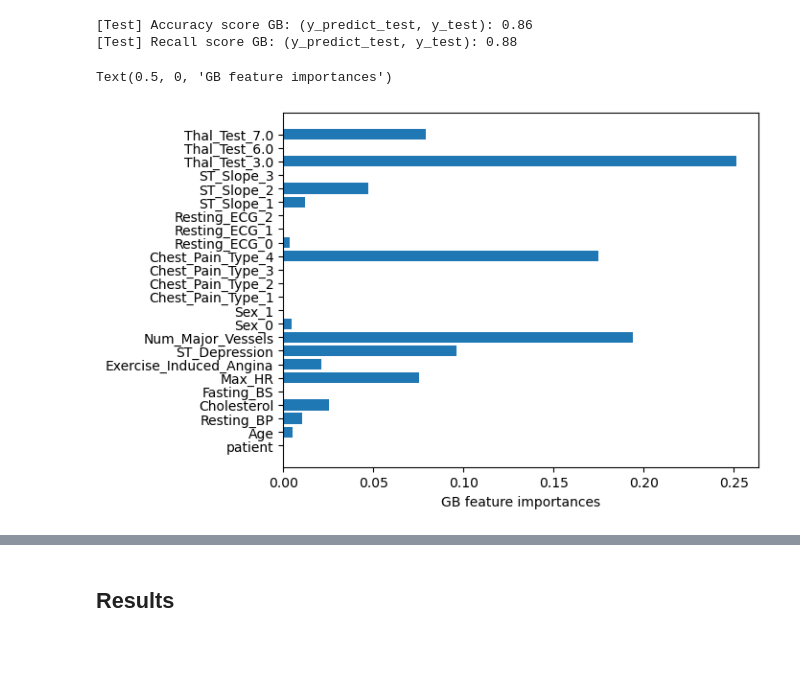
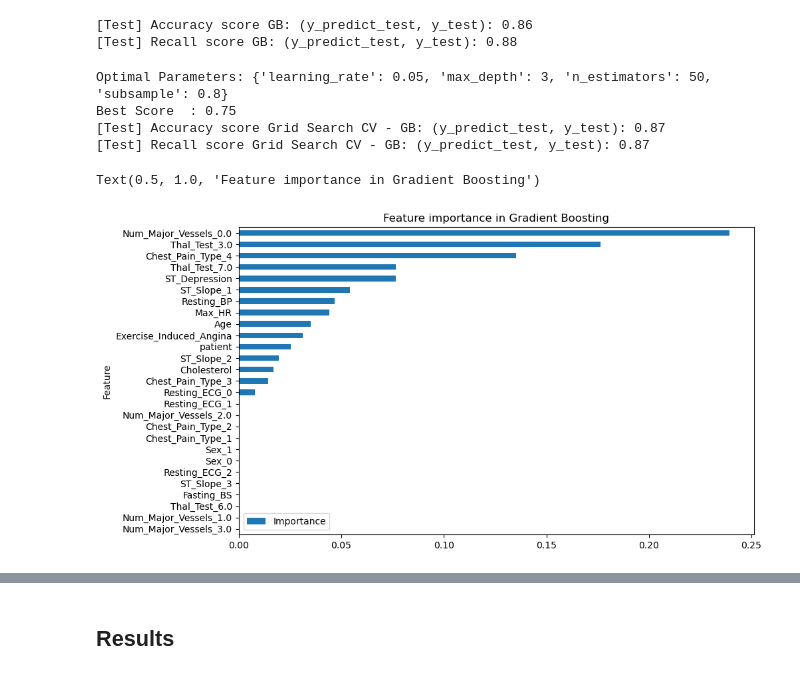
Before and after one commit to QMeier/heart-disease-capstone, a Jupyter notebook: 5_modeling.ipynb, the cells around one changed output, grey strips where cells are left out. Cells and saved outputs as stored; diff of their text form; code cells hidden in the pictures; blank space fills up the shorter version.

```diff
--- a/5_modeling.ipynb
+++ b/5_modeling.ipynb
@@ -163,7 +164,7 @@ plt.show()
    - *Advantages*: SVMs are powerful in capturing complex relationships in data by using a kernel trick to operate in a transformed feature space.
    - *Limitations*: They require careful tuning of parameters, such as the choice of kernel and regularization term. They also tend to be less efficient on very large datasets.
 # %%
-classifier_SV = SVC(kernel = 'linear', C = 0.01, random_state = 123, probability = True)
+classifier_SV = SVC(kernel = 'linear', C = 0.1, random_state = 123, probability = True)
 # %%
 classifier_SV.fit(X_train, y_train.values.ravel())
 # %% [output]
@@ -257,7 +258,7 @@ plt.show()
    - *Advantages*: They are easy to interpret and can handle both numerical and categorical data without the need for scaling.
    - *Limitations*: They are prone to overfitting, especially with many features. However, this can be mitigated by setting constraints on tree size or using ensemble methods.
 # %%
-classifier_DT = DecisionTreeClassifier(max_depth = 3,)
+classifier_DT = DecisionTreeClassifier(criterion = 'gini', max_depth = 3, max_features = 17, min_samples_leaf = 2, min_samples_split = 3, random_state = 123)
 # %%
 classifier_DT.fit(X_train, y_train.values.ravel())
 # %% [output]
@@ -330,8 +358,7 @@ plt.show()
    - *Advantages*: Random forests generally provide much higher accuracy than a single decision tree and are good at handling outliers and nonlinear data.
    - *Limitations*: They are less interpretable than single decision trees due to their complexity.
 # %%
-classifier_RF = RandomForestClassifier(random_state=1234, n_jobs=-1, max_depth=3,
-                                       n_estimators=100, oob_score=True)
+classifier_RF = RandomForestClassifier(random_state=123, max_depth=3, min_samples_split=3, n_estimators=2500)
 # %%
 classifier_RF.fit(X_train, y_train.values.ravel())
 # %% [output]
@@ -406,7 +460,7 @@ plt.show()
        - *Advantages*: They often provide predictive accuracy that cannot be beaten. They are flexible and can optimize on different loss functions and provides several hyperparameter tuning options that can make a substantial difference in model performance.
        - *Limitations*: GBMs are computationally expensive and can overfit if not tuned properly. They are also not as interpretable as simpler models like decision trees or logistic regression.
 # %%
-classifier_GB = GradientBoostingClassifier(n_estimators = 50, max_depth = 1, subsample=0.90, max_features=0.25, random_state = 123,'learning_rate': 0.01, 'max_depth': 3, 'n_estimators': 100, 'subsample': 0.5)
+classifier_GB = GradientBoostingClassifier(n_estimators = 20, max_depth = 2, min_samples_split = 3, subsample = 0.80, max_features = 17, random_state = 123, learning_rate = 0.1)
 # %%
 classifier_GB.fit(X_train, y_train.values.ravel())
 # %% [output]
@@ -431,13 +485,42 @@ print("[Test] Recall score GB: (y_predict_test, y_test):",
 # %% [output]
 [Test] Accuracy score GB: (y_predict_test, y_test): 0.86
 [Test] Recall score GB: (y_predict_test, y_test): 0.88
+# %%
+param_grid = {
+    'n_estimators':[10, 50, 100],
+    'learning_rate':[0.05, 0.1, 0.2],
+    'subsample':[0.7, 0.8, 0.9],
+    'max_depth':[3, 5, 8]
+}
+cv = RepeatedStratifiedKFold(n_splits=10, n_repeats=3, random_state=1)
+gscv = GridSearchCV(classifier_GB, param_grid=param_grid, n_jobs=-1, cv=cv, scoring='recall',error_score=0).fit(X_train,y_train)
+
+print("Optimal Parameters:", gscv.best_params_)
+print("Best Score  :", gscv.best_score_)
+
+# get predicted values
+y_predict_GSCV_GB = gscv.predict(X_test)
+
+print("[Test] Accuracy score Grid Search CV - GB: (y_predict_test, y_test):",
+      f'{accuracy_score(y_predict_GSCV_GB, y_test):.2f}')
+print("[Test] Recall score Grid Search CV - GB: (y_predict_test, y_test):",
+      f'{recall_score(y_predict_GSCV_GB, y_test):.2f}')
+# %% [output]
+Optimal Parameters: {'learning_rate': 0.05, 'max_depth': 3, 'n_estimators': 50, 'subsample': 0.8}
+Best Score  : 0.75
+[Test] Accuracy score Grid Search CV - GB: (y_predict_test, y_test): 0.87
+[Test] Recall score Grid Search CV - GB: (y_predict_test, y_test): 0.87
 # %%
-
-plt.barh(X.columns, classifier_GB.feature_importances_)
-plt.xlabel("GB feature importances")
+# get feature importance
+importance = classifier_GB.feature_importances_
+# summarize feature importance
+feature_importance = pd.DataFrame({'Feature': X.columns, 'Importance': importance})
+feature_importance = feature_importance.sort_values('Importance', ascending=True)
+feature_importance.plot(x='Feature', y='Importance', kind='barh', figsize=(10, 6))
+plt.title("Feature importance in Gradient Boosting")
 # %% [output]
-Text(0.5, 0, 'GB feature importances')
+Text(0.5, 1.0, 'Feature importance in Gradient Boosting')
-[figure, old version]
+[figure, new version]
 # %%
 cm = confusion_matrix(y_test, y_predict_test_GB, labels = classifier_LR.classes_)
 _, ax = plt.subplots()
```
Also changed, not shown: parts of 39 cells of this notebook, 11 other files.
